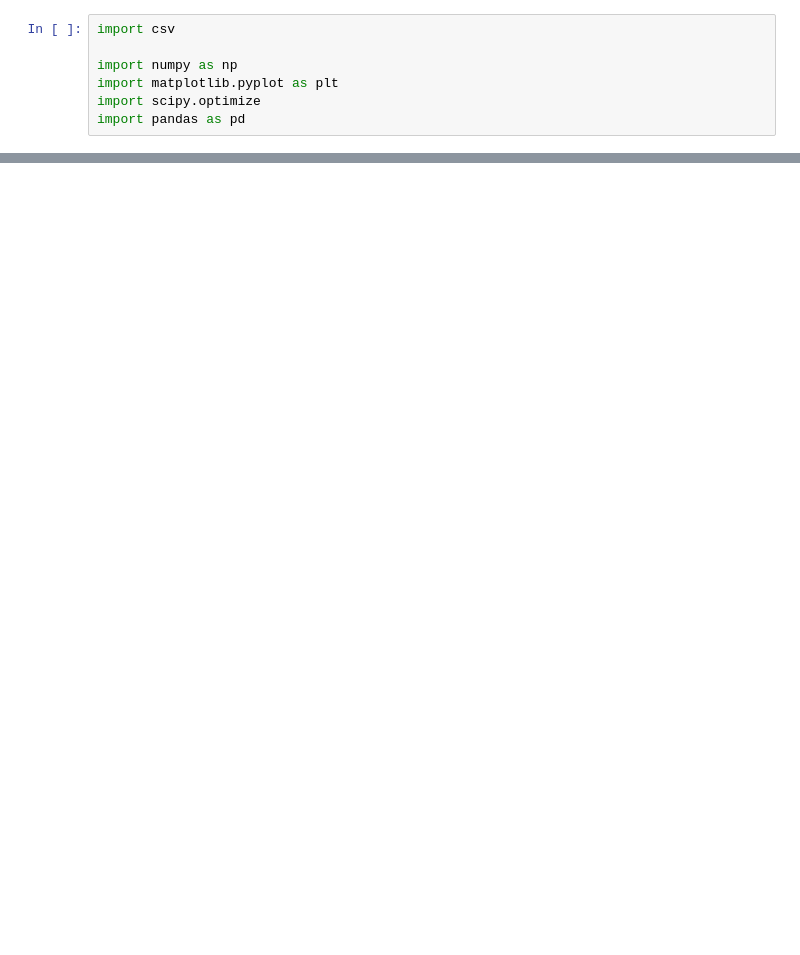
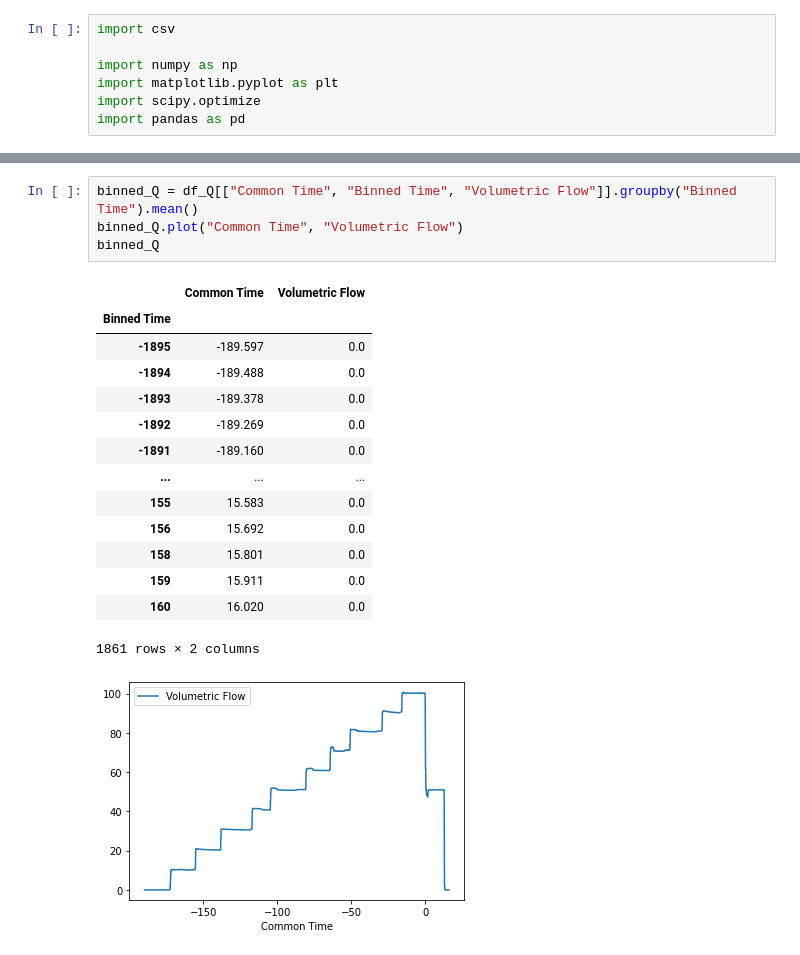
Before and after one commit to Princeton-Penn-Vents/princeton-penn-flowmeter, a Jupyter notebook: analysis/calibration-3.ipynb, the cells around one changed output, grey strips where cells are left out. Drawn from its saved outputs; the diff is of its cells as text; blank space fills up the shorter version.

```diff
--- a/analysis/calibration-3.ipynb
+++ b/analysis/calibration-3.ipynb
@@ -24,0 +116,20 @@ df
+# %%
+binned_Q = df_Q[["Common Time", "Binned Time", "Volumetric Flow"]].groupby("Binned Time").mean()
+binned_Q.plot("Common Time", "Volumetric Flow")
+binned_Q
+# %% [output]
+|  | Common Time | Volumetric Flow |
+| Binned Time |  |  |
+| -1895 | -189.597 | 0.0 |
+| -1894 | -189.488 | 0.0 |
+| -1893 | -189.378 | 0.0 |
+| -1892 | -189.269 | 0.0 |
+| -1891 | -189.160 | 0.0 |
+| ... | ... | ... |
+| 155 | 15.583 | 0.0 |
+| 156 | 15.692 | 0.0 |
+| 158 | 15.801 | 0.0 |
+| 159 | 15.911 | 0.0 |
+| 160 | 16.020 | 0.0 |
+1861 rows × 2 columns
+[figure, added]
```
Also changed, not shown: parts of 13 cells of this notebook, 2 other files.
